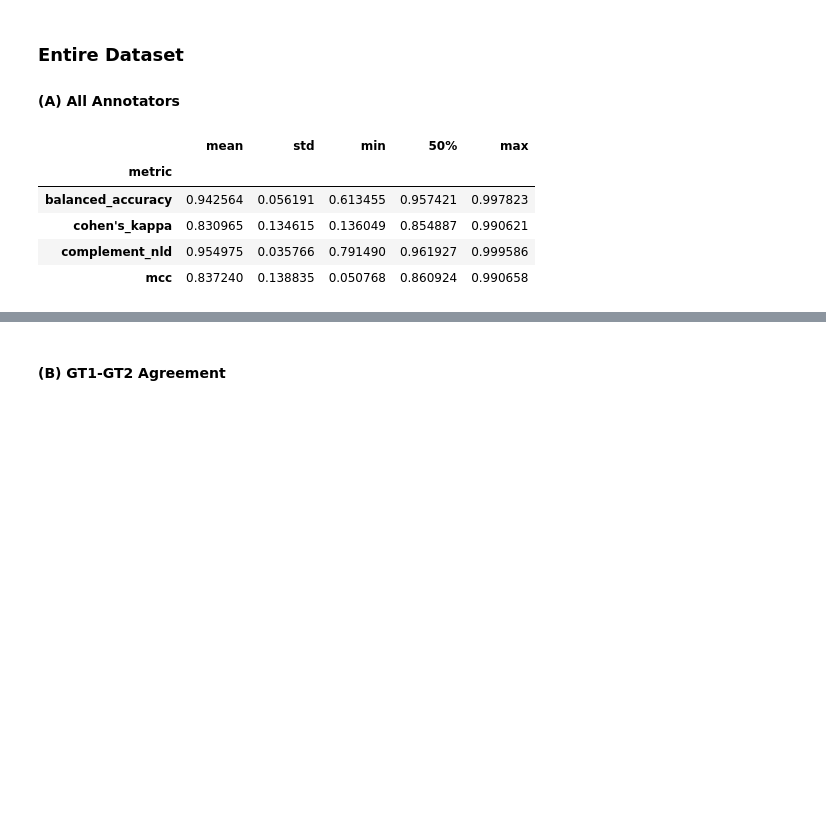
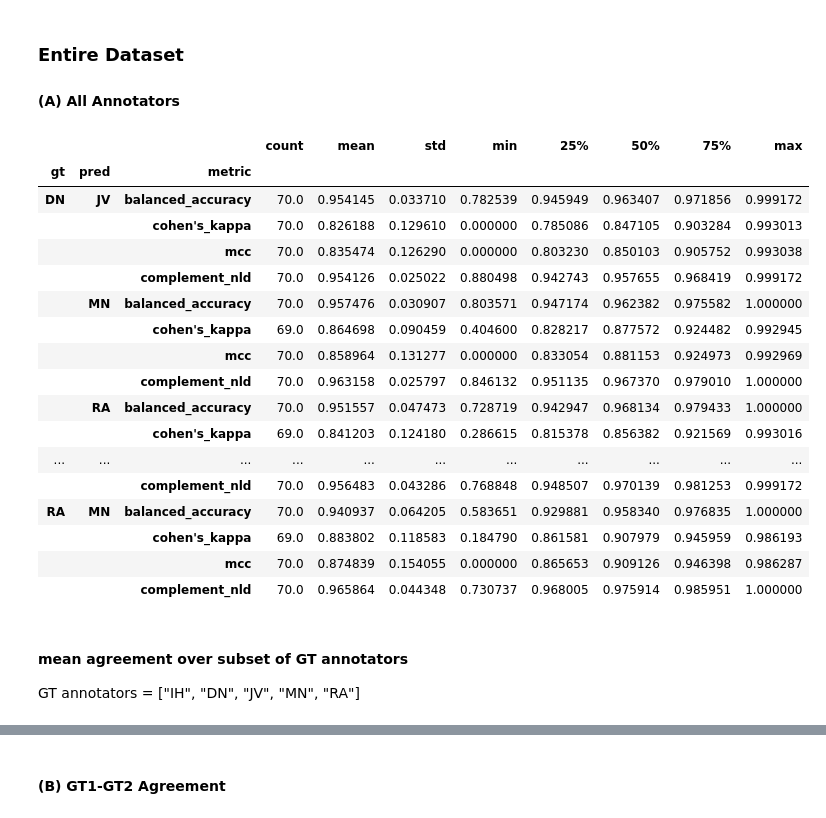
Before and after one commit to huji-hcnl/pEYES, a Jupyter notebook: analysis/_article_results/hfc/analysis/inter_rater_agreement.ipynb, the cells around one changed output, grey strips where cells are left out. Cells and saved outputs as stored; diff of their text form; code cells hidden in the pictures; blank space fills up the shorter version.

```diff
--- a/analysis/_article_results/hfc/analysis/inter_rater_agreement.ipynb
+++ b/analysis/_article_results/hfc/analysis/inter_rater_agreement.ipynb
@@ -43,14 +43,28 @@ def calc_sample_level_agreement(
 # %%
 overall_agreement = calc_sample_level_agreement(dataset)
 overall_agreement_summary = overall_agreement.groupby(level=[u.GT_STR, u.PRED_STR]).describe().stack(0, future_stack=True)
 overall_agreement_summary.index.names = [u.GT_STR, u.PRED_STR, "metric"]
 
-overall_agreement_mean = overall_agreement_summary[["mean", "std", "min", "50%", "max"]].groupby(level="metric").mean()
-overall_agreement_mean
+overall_agreement_summary
 # %% [output]
-|  | mean | std | min | 50% | max |
-| metric |  |  |  |  |  |
-| balanced_accuracy | 0.942564 | 0.056191 | 0.613455 | 0.957421 | 0.997823 |
-| cohen's_kappa | 0.830965 | 0.134615 | 0.136049 | 0.854887 | 0.990621 |
-| complement_nld | 0.954975 | 0.035766 | 0.791490 | 0.961927 | 0.999586 |
-| mcc | 0.837240 | 0.138835 | 0.050768 | 0.860924 | 0.990658 |
+|  |  |  | count | mean | std | min | 25% | 50% | 75% | max |
+| gt | pred | metric |  |  |  |  |  |  |  |  |
+| DN | JV | balanced_accuracy | 70.0 | 0.954145 | 0.033710 | 0.782539 | 0.945949 | 0.963407 | 0.971856 | 0.999172 |
+|  |  | cohen's_kappa | 70.0 | 0.826188 | 0.129610 | 0.000000 | 0.785086 | 0.847105 | 0.903284 | 0.993013 |
+|  |  | mcc | 70.0 | 0.835474 | 0.126290 | 0.000000 | 0.803230 | 0.850103 | 0.905752 | 0.993038 |
+|  |  | complement_nld | 70.0 | 0.954126 | 0.025022 | 0.880498 | 0.942743 | 0.957655 | 0.968419 | 0.999172 |
+|  | MN | balanced_accuracy | 70.0 | 0.957476 | 0.030907 | 0.803571 | 0.947174 | 0.962382 | 0.975582 | 1.000000 |
+|  |  | cohen's_kappa | 69.0 | 0.864698 | 0.090459 | 0.404600 | 0.828217 | 0.877572 | 0.924482 | 0.992945 |
+|  |  | mcc | 70.0 | 0.858964 | 0.131277 | 0.000000 | 0.833054 | 0.881153 | 0.924973 | 0.992969 |
+|  |  | complement_nld | 70.0 | 0.963158 | 0.025797 | 0.846132 | 0.951135 | 0.967370 | 0.979010 | 1.000000 |
+|  | RA | balanced_accuracy | 70.0 | 0.951557 | 0.047473 | 0.728719 | 0.942947 | 0.968134 | 0.979433 | 1.000000 |
+|  |  | cohen's_kappa | 69.0 | 0.841203 | 0.124180 | 0.286615 | 0.815378 | 0.856382 | 0.921569 | 0.993016 |
+| ... | ... | ... | ... | ... | ... | ... | ... | ... | ... | ... |
+|  |  | complement_nld | 70.0 | 0.956483 | 0.043286 | 0.768848 | 0.948507 | 0.970139 | 0.981253 | 0.999172 |
+| RA | MN | balanced_accuracy | 70.0 | 0.940937 | 0.064205 | 0.583651 | 0.929881 | 0.958340 | 0.976835 | 1.000000 |
+|  |  | cohen's_kappa | 69.0 | 0.883802 | 0.118583 | 0.184790 | 0.861581 | 0.907979 | 0.945959 | 0.986193 |
+|  |  | mcc | 70.0 | 0.874839 | 0.154055 | 0.000000 | 0.865653 | 0.909126 | 0.946398 | 0.986287 |
+|  |  | complement_nld | 70.0 | 0.965864 | 0.044348 | 0.730737 | 0.968005 | 0.975914 | 0.985951 | 1.000000 |
+# %% [markdown]
+#### mean agreement over subset of GT annotators
+GT annotators = ["IH", "DN", "JV", "MN", "RA"]
```
Also changed, not shown: parts of 3 cells of this notebook.
